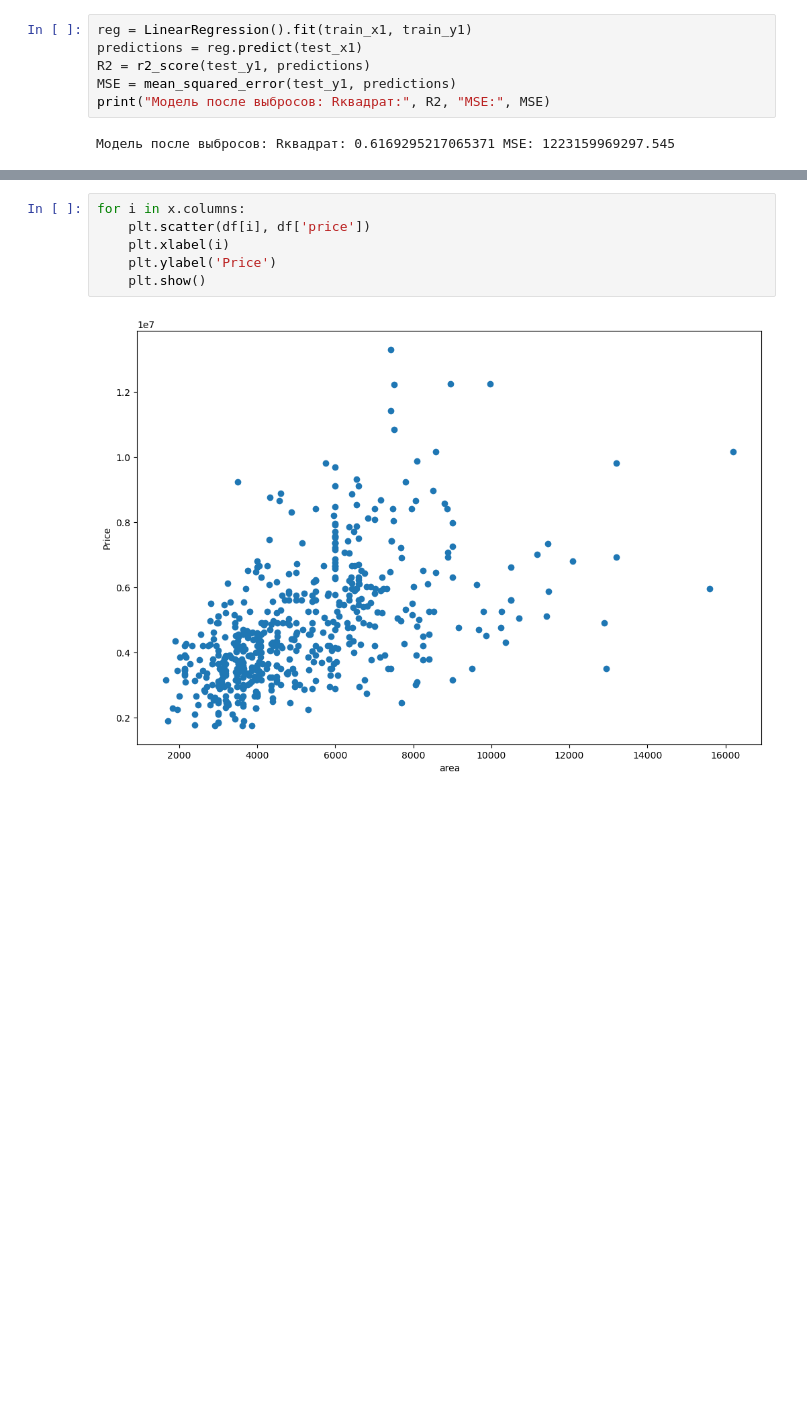
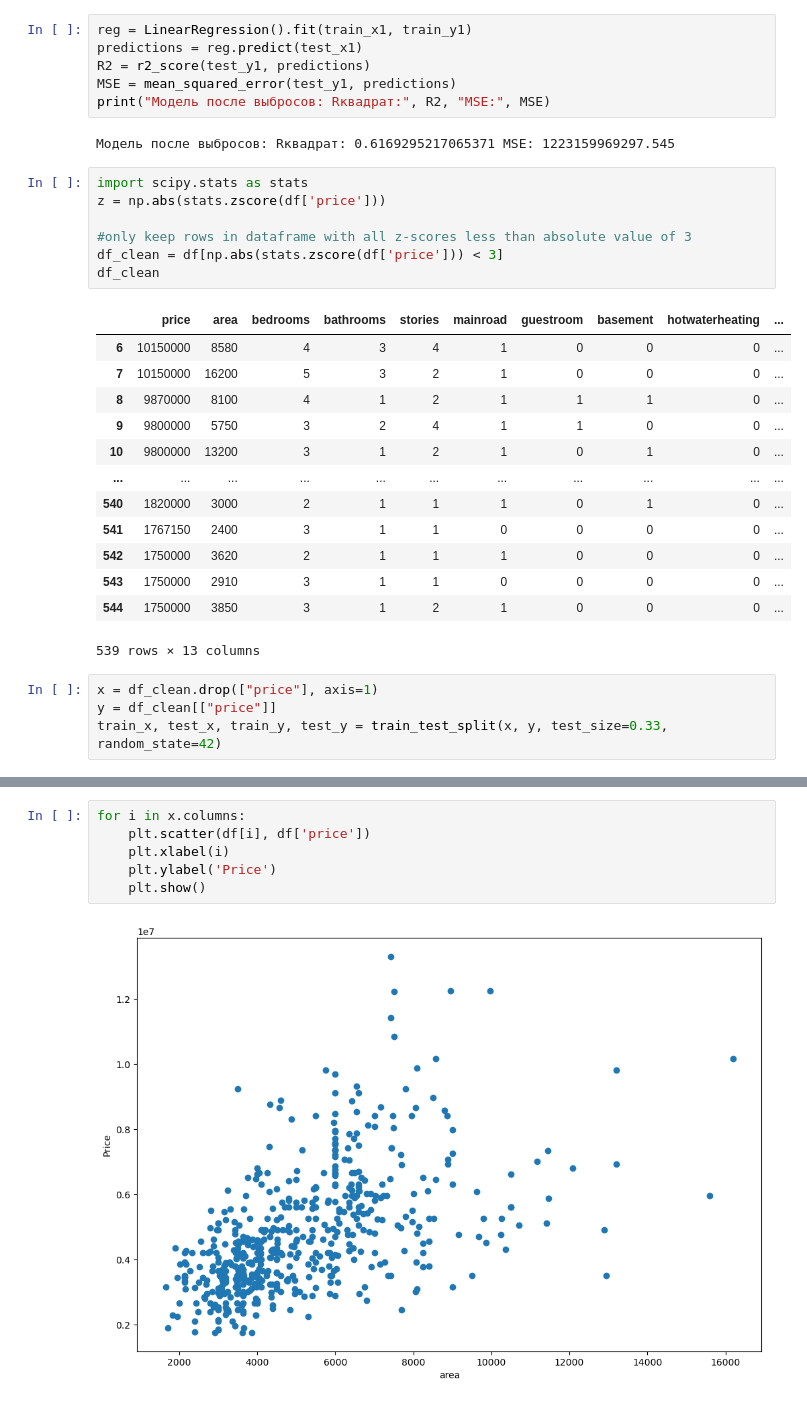
Before and after one commit to Nelli1501/machine_learning, a Jupyter notebook: Кт2.ipynb, the cells around one changed output, grey strips where cells are left out. Saved outputs shown, nothing was run; the diff lists cells and outputs as text; blank space fills up the shorter version.

```diff
--- a/Кт2.ipynb
+++ b/Кт2.ipynb
@@ -196,3 +196,28 @@ MSE = mean_squared_error(test_y1, predictions)
 print("Модель после выбросов: Rквадрат:", R2, "MSE:", MSE)
 # %% [output]
 Модель после выбросов: Rквадрат: 0.6169295217065371 MSE: 1223159969297.545
+# %%
+import scipy.stats as stats
+z = np.abs(stats.zscore(df['price']))
+
+#only keep rows in dataframe with all z-scores less than absolute value of 3
+df_clean = df[np.abs(stats.zscore(df['price'])) < 3]
+df_clean
+# %% [output]
+|  | price | area | bedrooms | bathrooms | stories | mainroad | guestroom | basement | hotwaterheating | ... |
+| 6 | 10150000 | 8580 | 4 | 3 | 4 | 1 | 0 | 0 | 0 | ... |
+| 7 | 10150000 | 16200 | 5 | 3 | 2 | 1 | 0 | 0 | 0 | ... |
+| 8 | 9870000 | 8100 | 4 | 1 | 2 | 1 | 1 | 1 | 0 | ... |
+| 9 | 9800000 | 5750 | 3 | 2 | 4 | 1 | 1 | 0 | 0 | ... |
+| 10 | 9800000 | 13200 | 3 | 1 | 2 | 1 | 0 | 1 | 0 | ... |
+| ... | ... | ... | ... | ... | ... | ... | ... | ... | ... | ... |
+| 540 | 1820000 | 3000 | 2 | 1 | 1 | 1 | 0 | 1 | 0 | ... |
+| 541 | 1767150 | 2400 | 3 | 1 | 1 | 0 | 0 | 0 | 0 | ... |
+| 542 | 1750000 | 3620 | 2 | 1 | 1 | 1 | 0 | 0 | 0 | ... |
+| 543 | 1750000 | 2910 | 3 | 1 | 1 | 0 | 0 | 0 | 0 | ... |
+| 544 | 1750000 | 3850 | 3 | 1 | 2 | 1 | 0 | 0 | 0 | ... |
+539 rows × 13 columns
+# %%
+x = df_clean.drop(["price"], axis=1)
+y = df_clean[["price"]]
+train_x, test_x, train_y, test_y = train_test_split(x, y, test_size=0.33, random_state=42)
```
Also changed, not shown: parts of 14 cells of this notebook.
